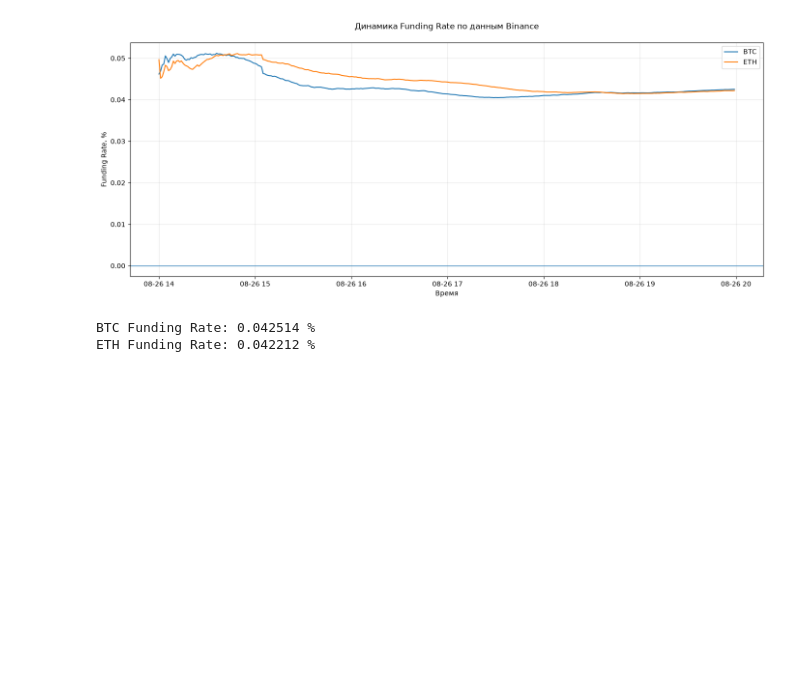
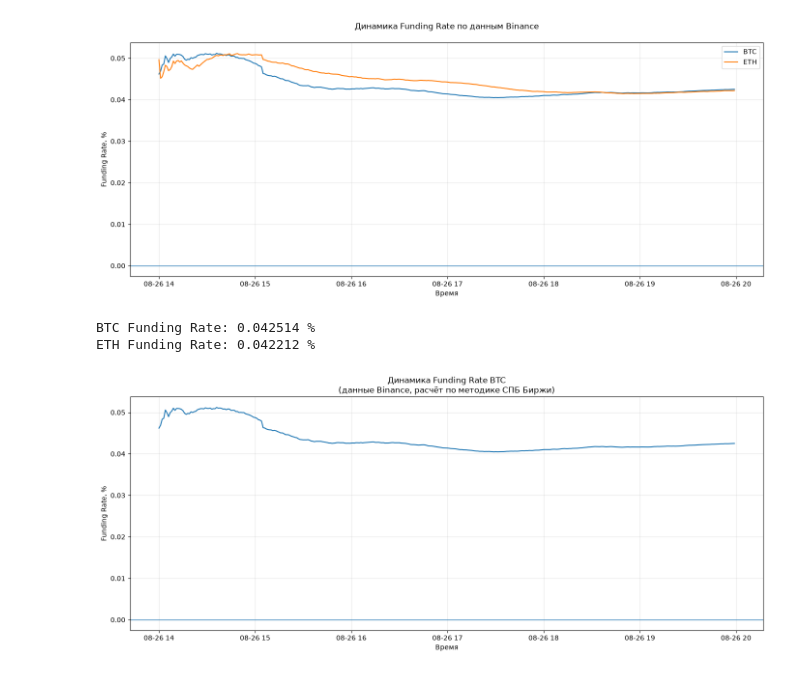
Before and after one commit to thnesss/research, a Jupyter notebook: binance_market_data/funding_analysis.ipynb, the cells around one changed output. Drawn from its saved outputs; the diff is of its cells as text; code cells hidden in the pictures; blank space fills up the shorter version.

Commit message:
update Binance funding spread analysis

```diff
--- a/binance_market_data/funding_analysis.ipynb
+++ b/binance_market_data/funding_analysis.ipynb
@@ -353,3 +353,33 @@ print(
 [figure]
 BTC Funding Rate: 0.042514 %
 ETH Funding Rate: 0.042212 %
+# %%
+plt.figure(figsize=(14, 6))
+
+plt.plot(
+    btc_funding.index,
+    btc_funding["FundingRate"]
+)
+
+plt.axhline(0, linewidth=1)
+
+plt.title(
+    "Динамика Funding Rate BTC\n"
+    "(данные Binance, расчёт по методике СПБ Биржи)"
+)
+
+plt.xlabel("Время")
+plt.ylabel("Funding Rate, %")
+plt.grid(alpha=0.3)
+
+plt.tight_layout()
+
+plt.savefig(
+    "iframe_figures/btc_funding_rate.png",
+    dpi=200,
+    bbox_inches="tight"
+)
+
+plt.show()
+# %% [output]
+[figure, added]
```
Also changed, not shown: parts of 6 cells of this notebook, 2 other files.
